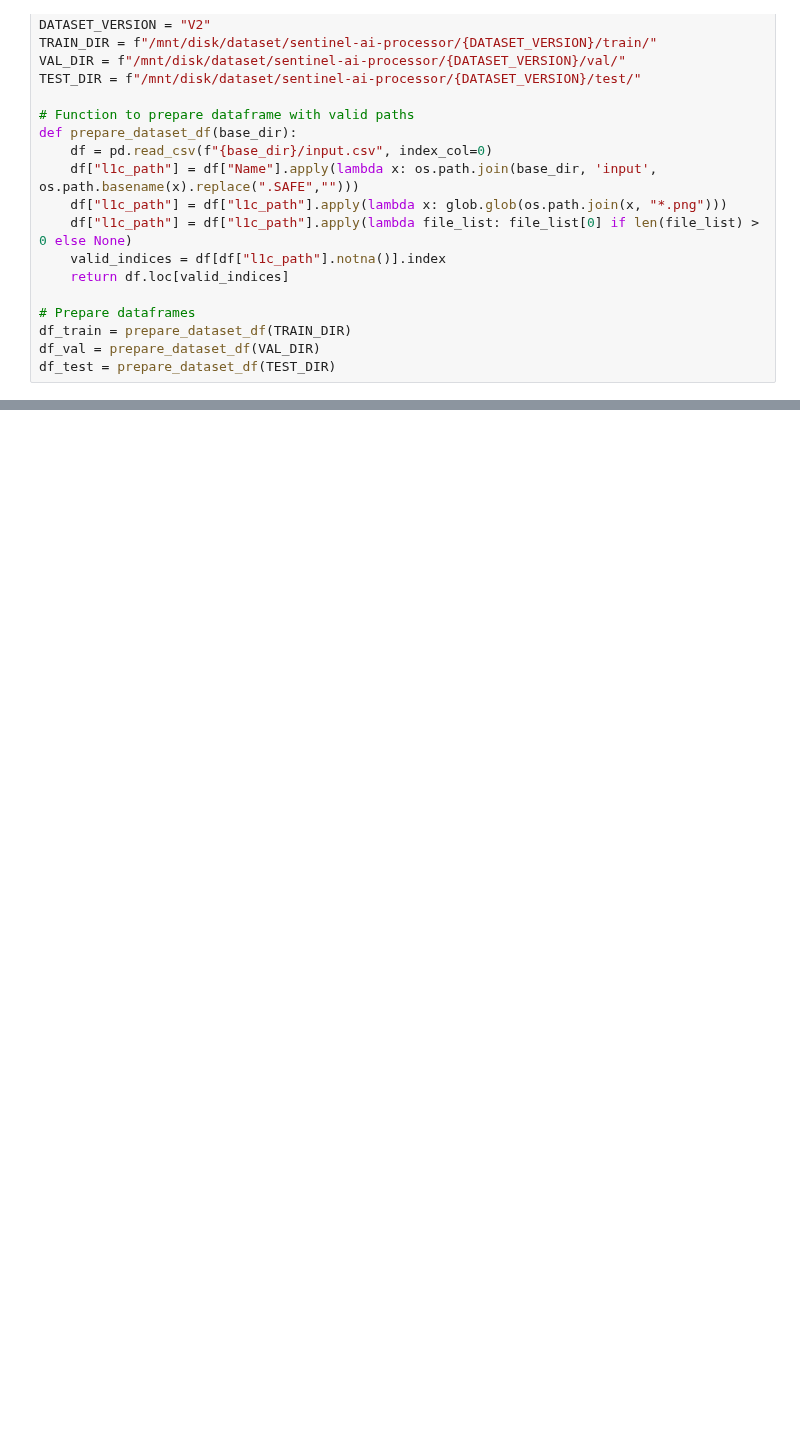
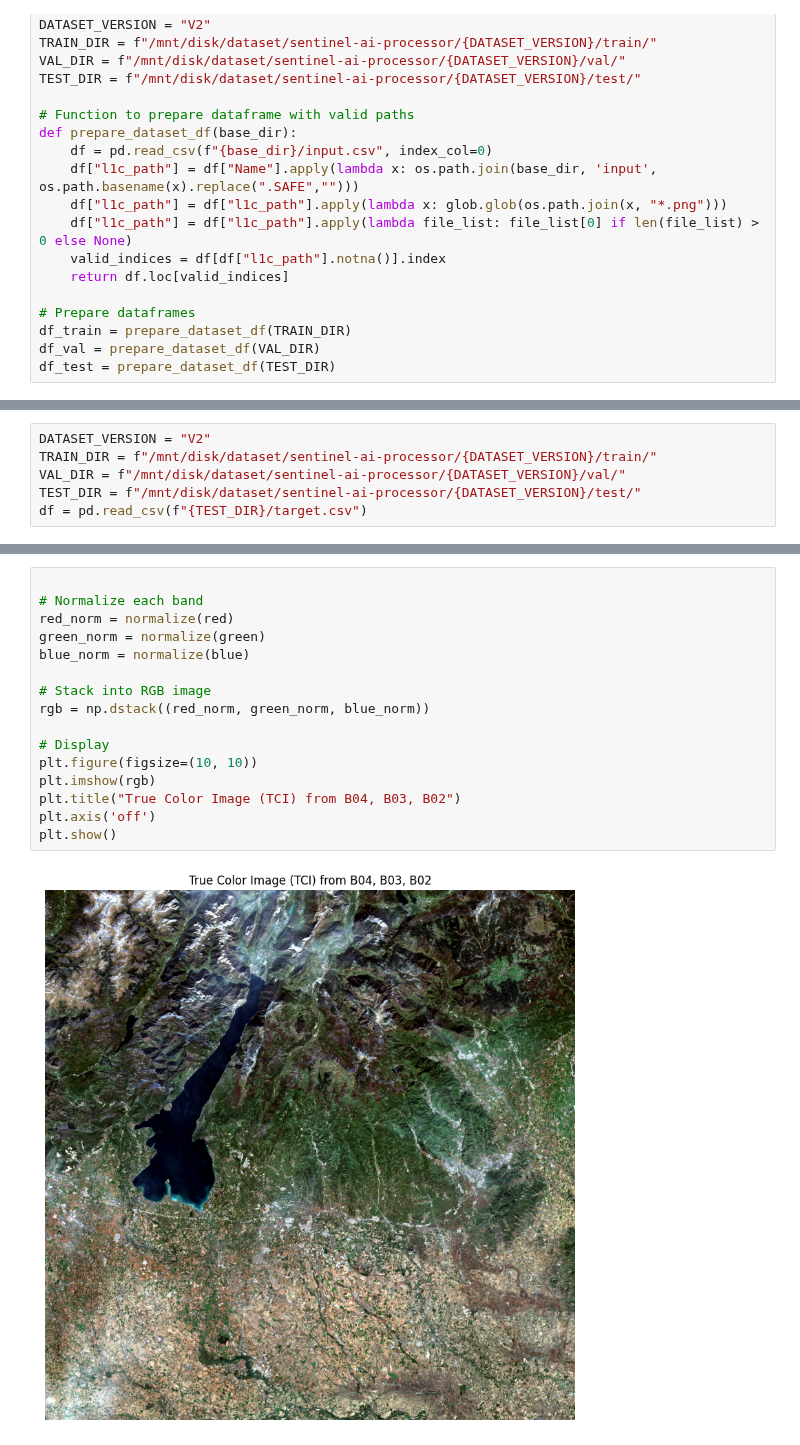
Before and after one commit to sebastien-tetaud/sentinel-2-ai-processor, a Jupyter notebook: dataset/notebook/prepare-dataset-v2.ipynb, the cells around one changed output, grey strips where cells are left out. Drawn from its saved outputs; the diff is of its cells as text; blank space fills up the shorter version.

```diff
--- a/dataset/notebook/prepare-dataset-v2.ipynb
+++ b/dataset/notebook/prepare-dataset-v2.ipynb
@@ -570,0 +551,6 @@ plt.show()
+# %%
+DATASET_VERSION = "V2"
+TRAIN_DIR = f"/mnt/disk/dataset/sentinel-ai-processor/{DATASET_VERSION}/train/"
+VAL_DIR = f"/mnt/disk/dataset/sentinel-ai-processor/{DATASET_VERSION}/val/"
+TEST_DIR = f"/mnt/disk/dataset/sentinel-ai-processor/{DATASET_VERSION}/test/"
+df = pd.read_csv(f"{TEST_DIR}/target.csv")
@@ -570,0 +601,18 @@ plt.show()
+# %%
+
+# Normalize each band
+red_norm = normalize(red)
+green_norm = normalize(green)
+blue_norm = normalize(blue)
+
+# Stack into RGB image
+rgb = np.dstack((red_norm, green_norm, blue_norm))
+
+# Display
+plt.figure(figsize=(10, 10))
+plt.imshow(rgb)
+plt.title("True Color Image (TCI) from B04, B03, B02")
+plt.axis('off')
+plt.show()
+# %% [output]
+[figure, added]
```
Also changed, not shown: parts of 11 cells of this notebook, 5 other files.
